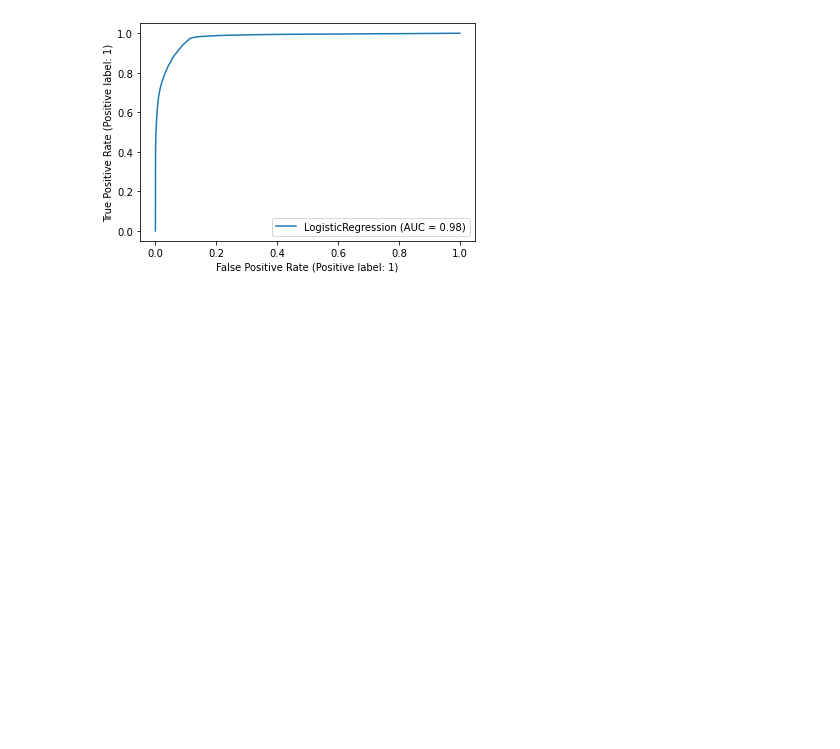
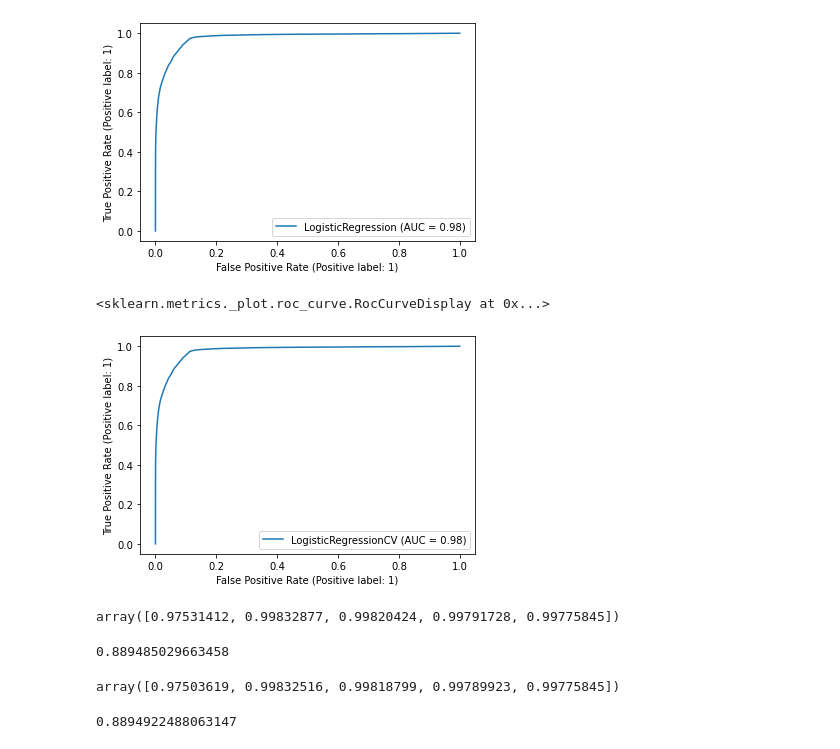
Before and after one commit to kduane/fake_fraud, a Jupyter notebook: modeling.ipynb, the cells around one changed output. Saved outputs shown, nothing was run; the diff lists cells and outputs as text; code cells hidden in the pictures; blank space fills up the shorter version.

```diff
--- a/modeling.ipynb
+++ b/modeling.ipynb
@@ -196,6 +196,27 @@ plot_confusion_matrix(bal_lr, X2_test, y2_test, cmap= 'Greens')
 plot_roc_curve(bal_lr, X2_test, y2_test);
 # %% [output]
 [figure]
+# %%
+plot_roc_curve(bal_lrcv, X2_test, y2_test)
+# %% [output]
+<sklearn.metrics._plot.roc_curve.RocCurveDisplay at 0x...>
+[figure, added]
 # %%
 bal_preds1 = bal_lr.predict(X_test)
 bal_preds2 = bal_lrcv.predict(X_test)
+# %%
+cross_val_score(bal_lr, X, y)
+# %% [output]
+array([0.97531412, 0.99832877, 0.99820424, 0.99791728, 0.99775845])
+# %%
+accuracy_score(y_test, bal_preds1)
+# %% [output]
+0.889485029663458
+# %%
+cross_val_score(bal_lrcv, X, y)
+# %% [output]
+array([0.97503619, 0.99832516, 0.99818799, 0.99789923, 0.99775845])
+# %%
+accuracy_score(y_test, bal_preds2)
+# %% [output]
+0.8894922488063147
```
Also changed, not shown: parts of 1 cell of this notebook, 1 other file.
